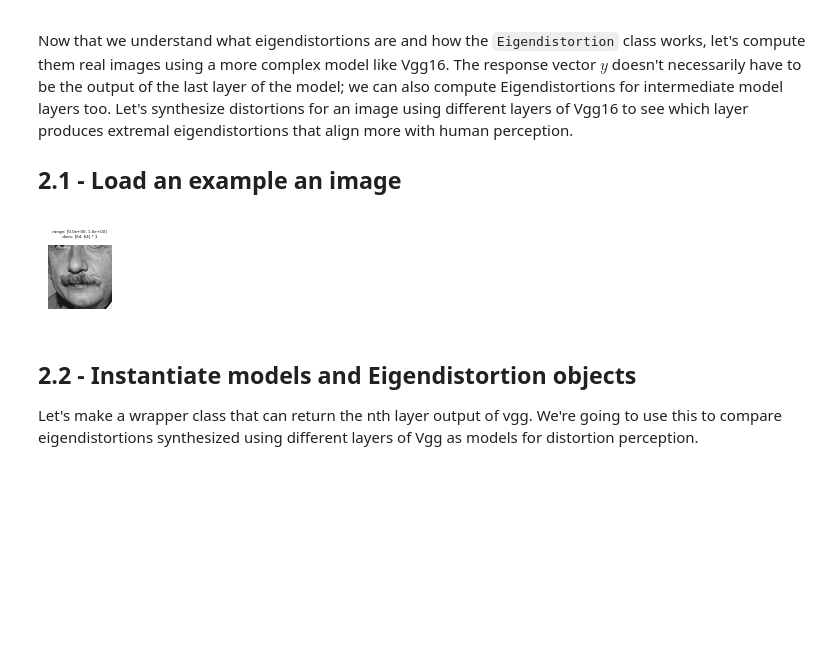
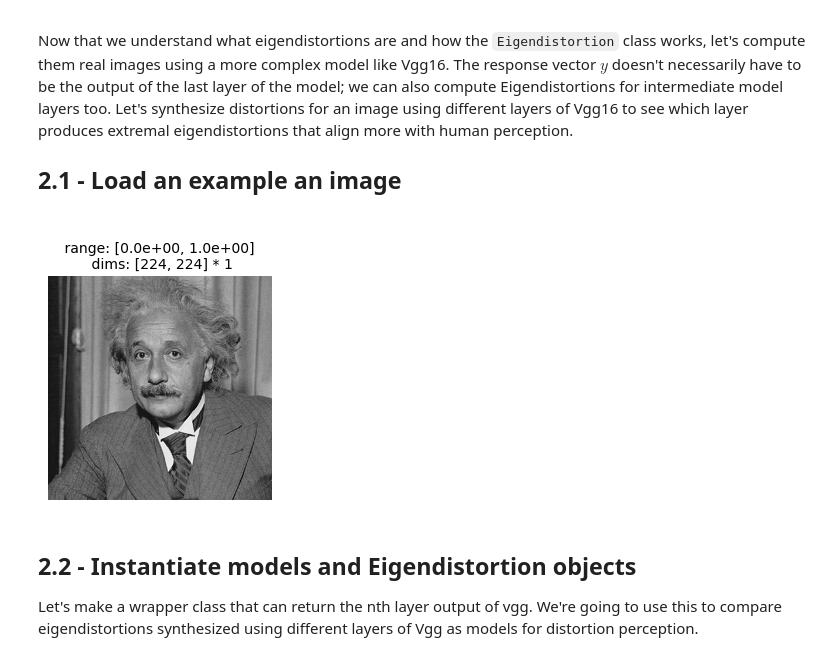
Before and after one commit to plenoptic-org/plenoptic, a Jupyter notebook: examples/02_Eigendistortions.ipynb, the cells around one changed output. Cells and saved outputs as stored; diff of their text form; code cells hidden in the pictures; blank space fills up the shorter version.

```diff
--- a/examples/02_Eigendistortions.ipynb
+++ b/examples/02_Eigendistortions.ipynb
@@ -263,32 +263,32 @@ align more with human perception.
 # %%
 # a couple helper functions
 def to3d(im):
     """Converts greyscale to RGB where each channel is replicated grey image"""
     return torch.ones(1, 3, *im.shape[-2:]) * im
 
 def center_crop(im, n):
     "Crop an nxn image from the center of im"
     assert len(im.shape) == 2
     im_height, im_width = im.shape
-    assert n<im_height//2 and n<im_width//2
+    assert n<im_height and n<im_width
 
     im_crop = im[im_height//2-n//2:im_height//2+n//2,
               im_width//2-n//2:im_width//2+n//2]
     return im_crop
 
-n = 64  # this will be the img_height and width of the input, you can change this to accommodate your machine
+n = 224  # this will be the img_height and width of the input, you can change this to accommodate your machine
 img = plt.imread(op.join('../data', 'einstein.pgm')).copy()
 
 # center crop the image to nxn
 img = center_crop(img, n)
 
 img = po.rescale(img)  # rescale to [0, 1]
 pt.imshow(img)
 
 img = torch.tensor(img, dtype=torch.float).reshape(1, 1, *img.shape)
 img3 = to3d(img)  # Vgg expects 3-channel input, let's just replicate the gray image across RGB channels
 # %% [output]
-[figure, old version]
+[figure, new version]
 # %% [markdown]
 ## 2.2 - Instantiate models and Eigendistortion objects
 Let's make a wrapper class that can return the nth layer output of vgg. We're going to use this to compare
```
Also changed, not shown: parts of 4 cells of this notebook.
